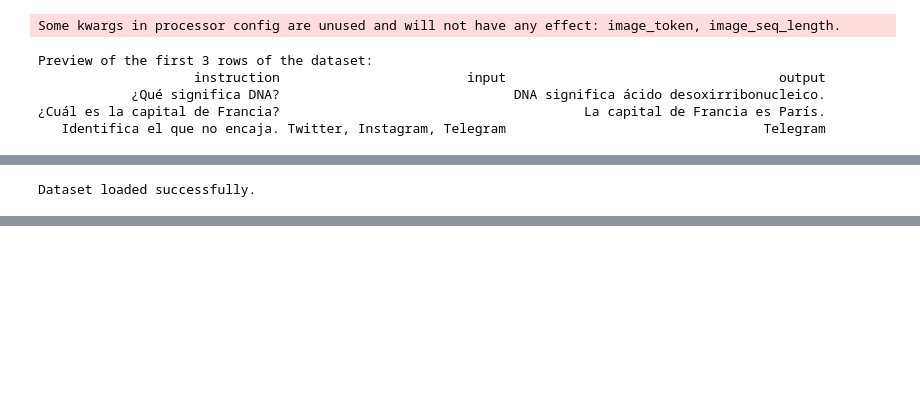
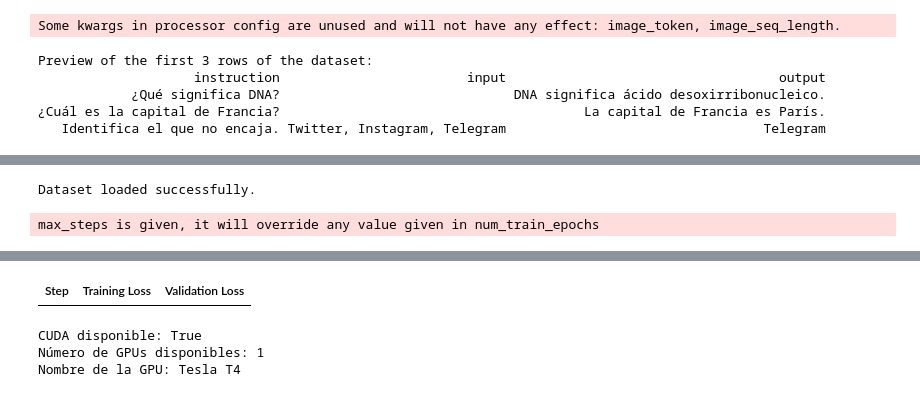
Before and after one commit to fathooo/multimodal-llm-finetuning, a Jupyter notebook: multimodal_llm_finetuning_pynb.ipynb, the cells around one changed output, grey strips where cells are left out. Saved outputs shown, nothing was run; the diff lists cells and outputs as text; code cells hidden in the pictures; blank space fills up the shorter version.

Commit message:
feature: update cuantization and use from download data

```diff
--- a/multimodal_llm_finetuning_pynb.ipynb
+++ b/multimodal_llm_finetuning_pynb.ipynb
@@ -123,9 +228,9 @@ Login successful
 from app.config.environments import ENV_DOWNLOAD_DATA_DIR
 from app.config.config import MODEL_NAME
 from app.utils.colorama_utils import initialize_colorama, print_message
-from app.data.preprocess import load_dataset, split_dataset
+from app.data.preprocess import load_dataset
 from colorama import Fore  # Se agrega esta línea
-from transformers import ChameleonProcessor
+from transformers import ChameleonProcessor, Trainer, TrainingArguments, DataCollatorForSeq2Seq
 
 
 # Check if the file exists before loading
@@ -140,8 +245,8 @@ processor = ChameleonProcessor.from_pretrained(MODEL_NAME)
 tokenizer = processor.tokenizer
 
 # Load local dataset
-df = load_dataset(file_path, file_info['format'])
-train_dataset, val_dataset = split_dataset(df, tokenizer, device)
+df = load_dataset(file_path, file_info['format']) # aqui cargo el archivo
+train_dataset, val_dataset = split_dataset(df, tokenizer, 0.8)
 # %% [output]
 Some kwargs in processor config are unused and will not have any effect: image_token, image_seq_length.
 Preview of the first 3 rows of the dataset:
@@ -158,12 +260,43 @@ Number of validation samples: 10389
-# %%
-if train_dataset and val_dataset:
-    print("Dataset loaded successfully.")
-    # Load model
-    # model = ChameleonForConditionalGeneration.from_pretrained(MODEL_NAME, torch_dtype=torch.bfloat16).to(device)
-    # # Train model
-    # train_model(model, train_dataset, processor, device, LEARNING_RATE, MAX_STEPS_PER_EPOCH, EPOCHS)
-    pass
-else:
-    print_message("Failed to load the dataset for training. Please check if the file exists and is accessible.", Fore.RED)
-# %% [output]
-Dataset loaded successfully.
+# %%
+from transformers import Trainer, TrainingArguments, DataCollatorForSeq2Seq
+
+if train_dataset and val_dataset:
+    print("Dataset loaded successfully.")
+    processor.tokenizer.pad_token = processor.tokenizer.eos_token
+
+    # Configura los argumentos de entrenamiento
+    training_args = TrainingArguments(
+        per_device_train_batch_size=1,
+        gradient_accumulation_steps=4,
+        warmup_steps=2,
+        max_steps=10000,
+        learning_rate=1e-4,
+        fp16=True,  # Entrenamiento en media precisión
+        logging_steps=10,
+        evaluation_strategy="steps",  # Evaluación durante el entrenamiento
+        save_steps=100,  # Guardar el modelo cada 100 pasos
+        output_dir="outputs",
+        optim="paged_adamw_8bit"
+    )
+
+    # Data collator para entrenamiento de secuencia a secuencia
+    data_collator = DataCollatorForSeq2Seq(tokenizer, model=model, padding=True)
+
+    # Inicializar el Trainer
+    trainer = Trainer(
+        model=model,
+        args=training_args,
+        train_dataset=train_dataset,
+        eval_dataset=val_dataset,  # Validación durante el entrenamiento
+        data_collator=data_collator,
+        tokenizer=tokenizer
+    )
+
+    # Entrenar el modelo
+    trainer.train()
+    pass
+else:
+    print_message("Failed to load the dataset for training. Please check if the file exists and is accessible.", Fore.RED)
+# %% [output]
+Dataset loaded successfully.
+max_steps is given, it will override any value given in num_train_epochs
@@ -169,0 +304,10 @@ Dataset loaded successfully.
+| Step | Training Loss | Validation Loss |
+# %%
+import torch
+print("CUDA disponible:", torch.cuda.is_available())
+print("Número de GPUs disponibles:", torch.cuda.device_count())
+print("Nombre de la GPU:", torch.cuda.get_device_name(0) if torch.cuda.is_available() else "No GPU available")
+# %% [output]
+CUDA disponible: True
+Número de GPUs disponibles: 1
+Nombre de la GPU: Tesla T4
```
Also changed, not shown: parts of 11 cells of this notebook, 1 other file.
